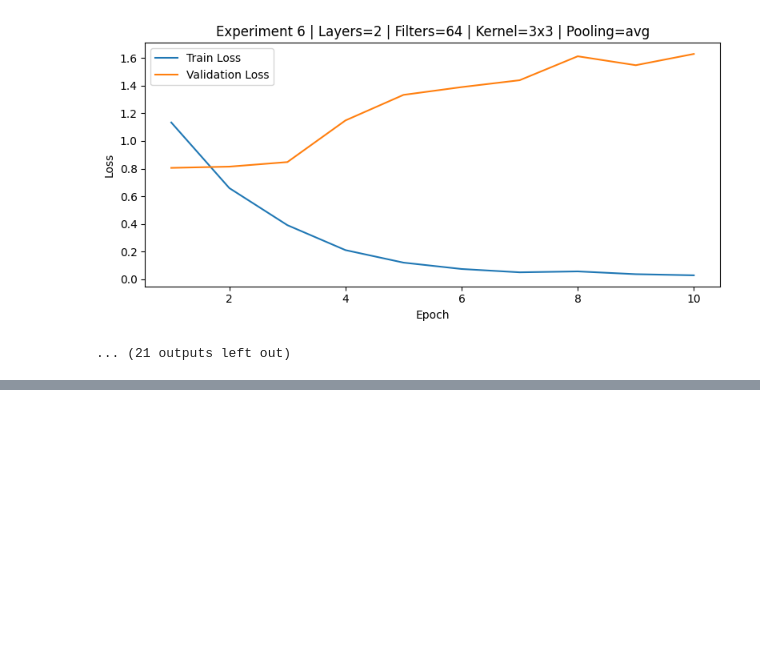
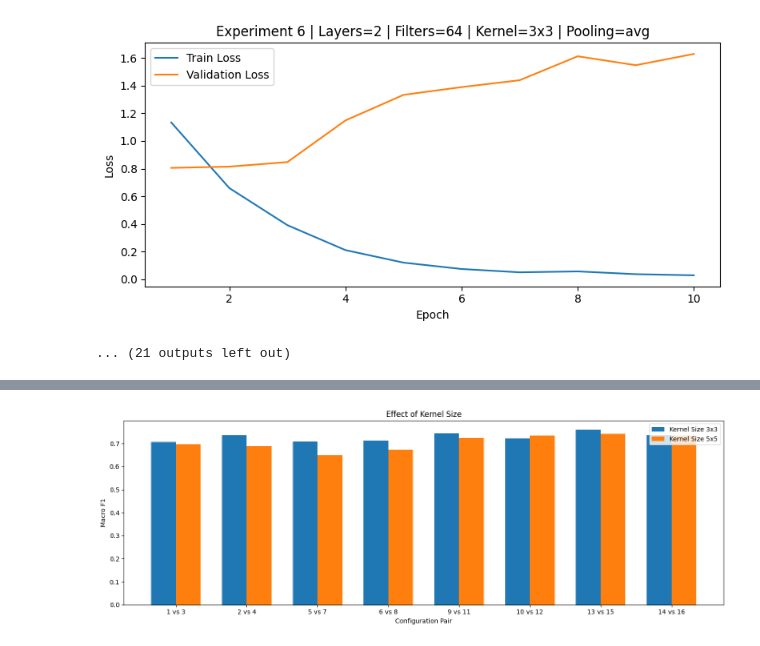
Before and after one commit to Rusmn/ML-Tubes-2_RecursiveLearnaholic, a Jupyter notebook: notebooks/0X_cnn_visualization.ipynb, the cells around one changed output, grey strips where cells are left out. Saved outputs shown, nothing was run; the diff lists cells and outputs as text; code cells hidden in the pictures; blank space fills up the shorter version.

```diff
--- a/notebooks/0X_cnn_visualization.ipynb
+++ b/notebooks/0X_cnn_visualization.ipynb
@@ -144,0 +297,23 @@ print(f"\n[SUCCESS] Visualizations saved to:\n{SAVE_DIR}")
+# %%
+kernel_index_pairs = [
+    (1, 3),
+    (2, 4),
+    (5, 7),
+    (6, 8),
+    (9, 11),
+    (10, 12),
+    (13, 15),
+    (14, 16),
+]
+
+kernel_pairs = build_pairs(kernel_index_pairs)
+
+plot_pairwise_comparison(
+    pairs=kernel_pairs,
+    title="Effect of Kernel Size",
+    left_label="Kernel Size 3x3",
+    right_label="Kernel Size 5x5",
+    filename="cnn_effect_kernel_size.png"
+)
+# %% [output]
+[figure, added]
```
Also changed, not shown: parts of 5 cells of this notebook, 4 other files.
